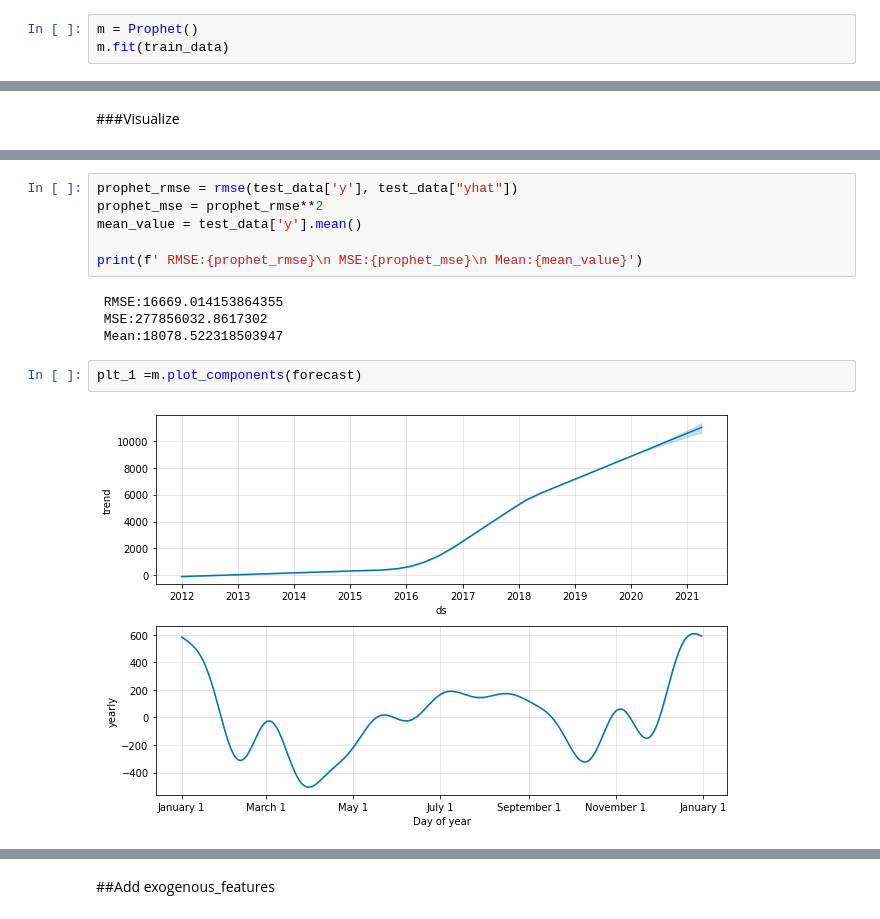
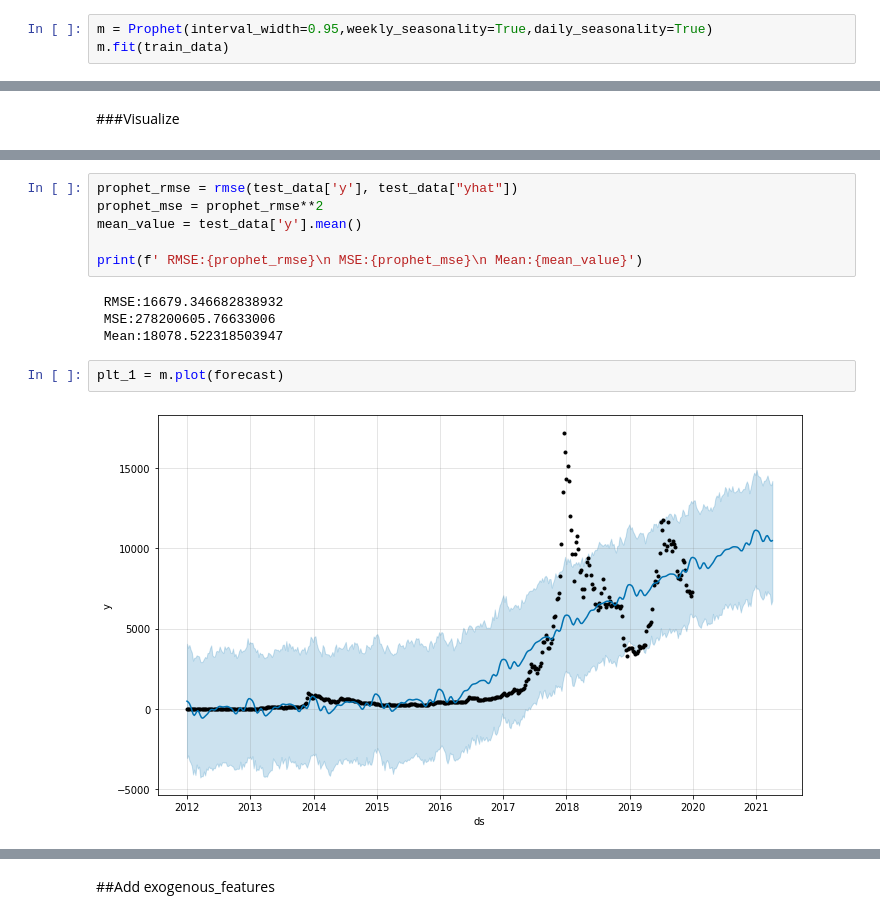
Before and after one commit to Rtengmiami/TimeSeries, a Jupyter notebook: Prophet.ipynb, the cells around one changed output, grey strips where cells are left out. Cells and saved outputs as stored; diff of their text form.

```diff
--- a/Prophet.ipynb
+++ b/Prophet.ipynb
@@ -57,4 +62,4 @@ c=len(test_data)
 # %%
-m = Prophet()
+m = Prophet(interval_width=0.95,weekly_seasonality=True,daily_seasonality=True)
 m.fit(train_data)
 # %% [output]
@@ -110,10 +128,10 @@ mean_value = test_data['y'].mean()
 
 print(f' RMSE:{prophet_rmse}\n MSE:{prophet_mse}\n Mean:{mean_value}')
 # %% [output]
- RMSE:16669.014153864355
- MSE:277856032.8617302
+ RMSE:16679.346682838932
+ MSE:278200605.76633006
  Mean:18078.522318503947
 # %%
-plt_1 =m.plot_components(forecast)
+plt_1 = m.plot(forecast)
 # %% [output]
-[figure, old version]
+[figure, new version]
```
Also changed, not shown: parts of 27 cells of this notebook.
